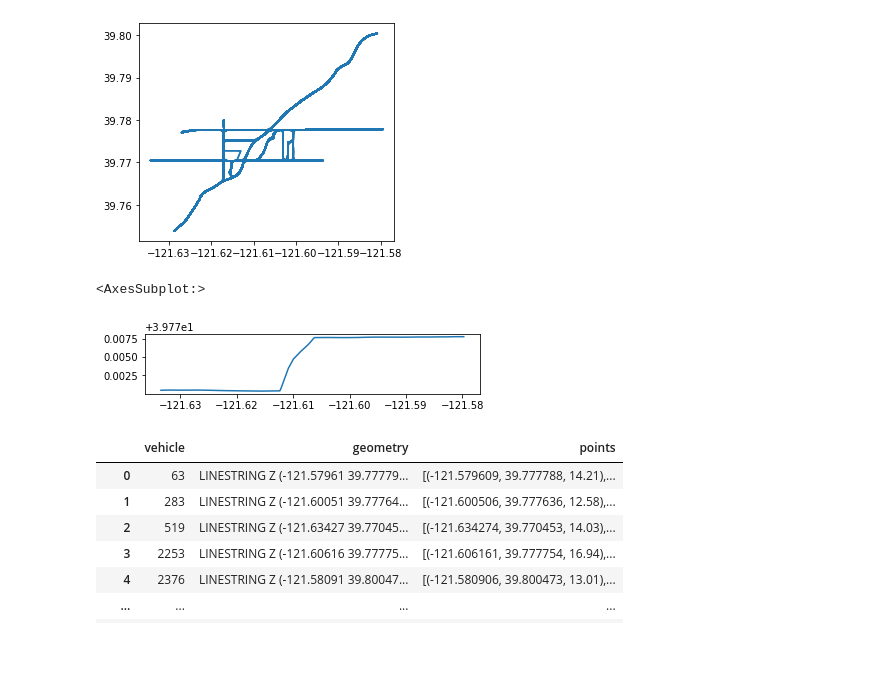
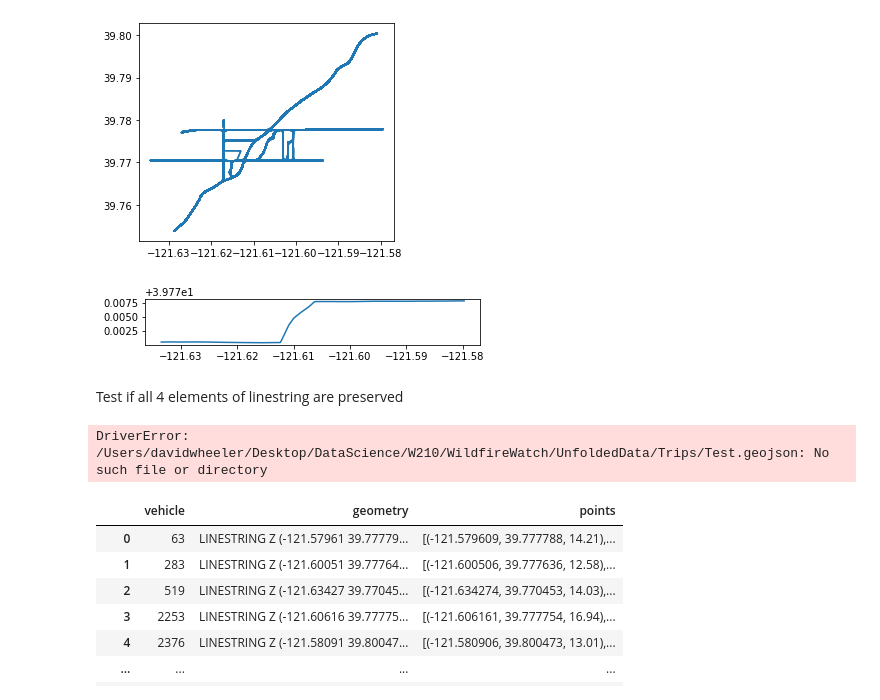
Before and after one commit to d-linnard/CitywideWildfireEvacuationTool, a Jupyter notebook: OSMnx/OSMnx.ipynb, the cells around one changed output. Cells and saved outputs as stored; diff of their text form; code cells hidden in the pictures; blank space fills up the shorter version.

```diff
--- a/OSMnx/OSMnx.ipynb
+++ b/OSMnx/OSMnx.ipynb
@@ -1384,7 +1381,8 @@ TSdf['geometry'].plot();
 # %% [output]
 [figure]
 # %%
-TSdf.geometry[0:1,][:1].plot()
+TSdf.geometry[0:1,].plot();
 # %% [output]
-<AxesSubplot:>
-[figure, old version]
+[figure, new version]
+# %% [markdown]
+Test if all 4 elements of linestring are preserved
@@ -1391,3 +1391,8 @@ TSdf.geometry[0:1,][:1].plot()
+# %%
+test = gpd.read_file('/Users/davidwheeler/Desktop/DataScience/W210/WildfireWatch/UnfoldedData/Trips/Test.geojson',
+                    driver='GeoJSON')
+# %% [output]
+DriverError: /Users/davidwheeler/Desktop/DataScience/W210/WildfireWatch/UnfoldedData/Trips/Test.geojson: No such file or directory
 # %%
 TSdf["points"] = TSdf.apply(lambda x: [y for y in x['geometry'].coords], axis=1)
 # %%
```
Also changed, not shown: parts of 10 cells of this notebook, 1 other file.
